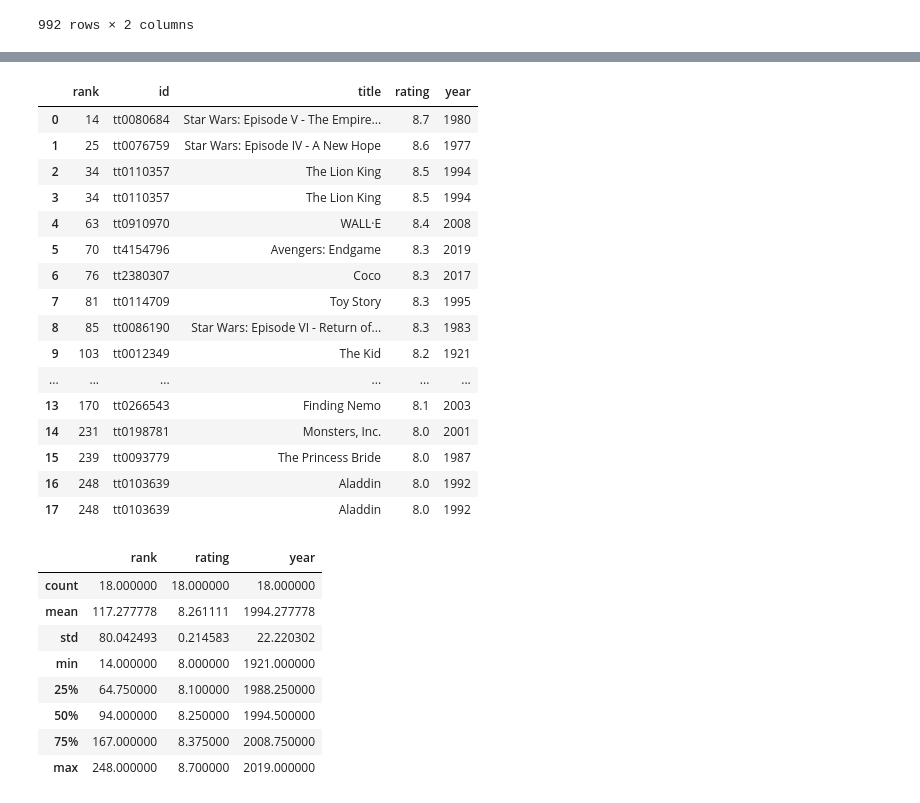
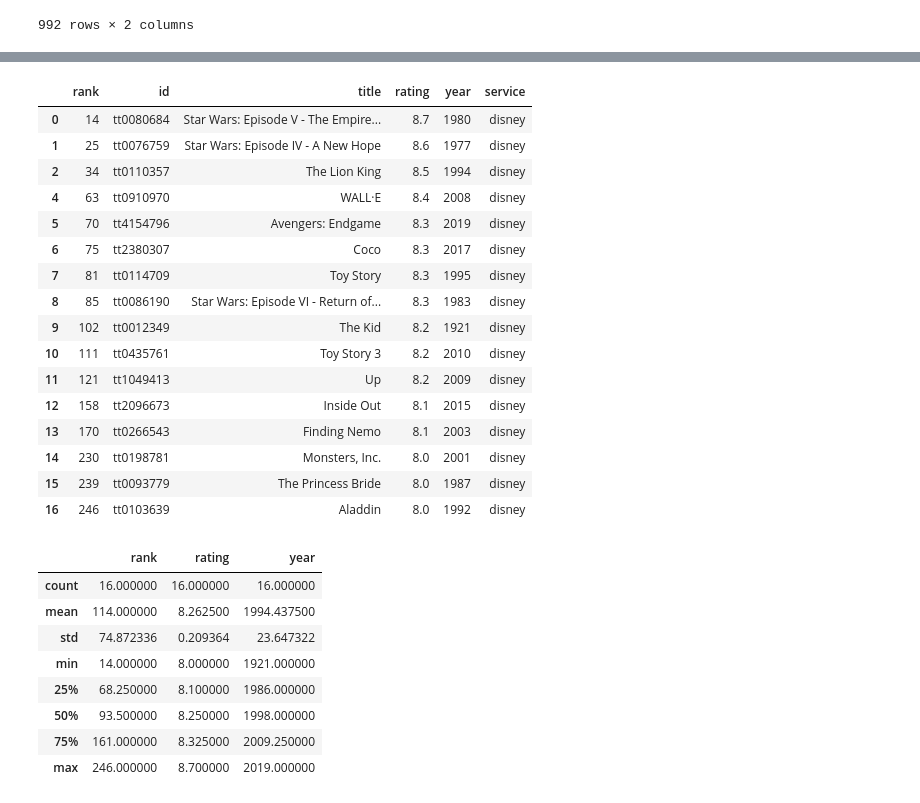
Before and after one commit to BryanWilsonRU/SolitoRylaBryan_ETL, a Jupyter notebook: disney_clean.ipynb, the cells around one changed output, grey strips where cells are left out. Cells and saved outputs as stored; diff of their text form; code cells hidden in the pictures.

```diff
--- a/disney_clean.ipynb
+++ b/disney_clean.ipynb
@@ -52,35 +55,39 @@ imdb_df
 # %%
+# Match IMDB with Disney file
 imdb_disney = pd.merge(imdb_df, disney_df, on="title")
 imdb_disney = imdb_disney[["rank", "id", "title", "rating", "year_x"]]
 imdb_disney = imdb_disney.rename(columns={"year_x":"year"})
+
+imdb_disney = imdb_disney.drop_duplicates(subset="id", keep="first")
+imdb_disney["service"] = "disney"
 imdb_disney
 # %% [output]
-|  | rank | id | title | rating | year |
-| 0 | 14 | tt0080684 | Star Wars: Episode V - The Empire... | 8.7 | 1980 |
-| 1 | 25 | tt0076759 | Star Wars: Episode IV - A New Hope | 8.6 | 1977 |
-| 2 | 34 | tt0110357 | The Lion King | 8.5 | 1994 |
-| 3 | 34 | tt0110357 | The Lion King | 8.5 | 1994 |
-| 4 | 63 | tt0910970 | WALL·E | 8.4 | 2008 |
-| 5 | 70 | tt4154796 | Avengers: Endgame | 8.3 | 2019 |
-| 6 | 76 | tt2380307 | Coco | 8.3 | 2017 |
-| 7 | 81 | tt0114709 | Toy Story | 8.3 | 1995 |
-| 8 | 85 | tt0086190 | Star Wars: Episode VI - Return of... | 8.3 | 1983 |
-| 9 | 103 | tt0012349 | The Kid | 8.2 | 1921 |
-| ... | ... | ... | ... | ... | ... |
-| 13 | 170 | tt0266543 | Finding Nemo | 8.1 | 2003 |
-| 14 | 231 | tt0198781 | Monsters, Inc. | 8.0 | 2001 |
-| 15 | 239 | tt0093779 | The Princess Bride | 8.0 | 1987 |
-| 16 | 248 | tt0103639 | Aladdin | 8.0 | 1992 |
-| 17 | 248 | tt0103639 | Aladdin | 8.0 | 1992 |
+|  | rank | id | title | rating | year | service |
+| 0 | 14 | tt0080684 | Star Wars: Episode V - The Empire... | 8.7 | 1980 | disney |
+| 1 | 25 | tt0076759 | Star Wars: Episode IV - A New Hope | 8.6 | 1977 | disney |
+| 2 | 34 | tt0110357 | The Lion King | 8.5 | 1994 | disney |
+| 4 | 63 | tt0910970 | WALL·E | 8.4 | 2008 | disney |
+| 5 | 70 | tt4154796 | Avengers: Endgame | 8.3 | 2019 | disney |
+| 6 | 75 | tt2380307 | Coco | 8.3 | 2017 | disney |
+| 7 | 81 | tt0114709 | Toy Story | 8.3 | 1995 | disney |
+| 8 | 85 | tt0086190 | Star Wars: Episode VI - Return of... | 8.3 | 1983 | disney |
+| 9 | 102 | tt0012349 | The Kid | 8.2 | 1921 | disney |
+| 10 | 111 | tt0435761 | Toy Story 3 | 8.2 | 2010 | disney |
+| 11 | 121 | tt1049413 | Up | 8.2 | 2009 | disney |
+| 12 | 158 | tt2096673 | Inside Out | 8.1 | 2015 | disney |
+| 13 | 170 | tt0266543 | Finding Nemo | 8.1 | 2003 | disney |
+| 14 | 230 | tt0198781 | Monsters, Inc. | 8.0 | 2001 | disney |
+| 15 | 239 | tt0093779 | The Princess Bride | 8.0 | 1987 | disney |
+| 16 | 246 | tt0103639 | Aladdin | 8.0 | 1992 | disney |
 # %%
 imdb_disney.describe()
 # %% [output]
 |  | rank | rating | year |
-| count | 18.000000 | 18.000000 | 18.000000 |
-| mean | 117.277778 | 8.261111 | 1994.277778 |
-| std | 80.042493 | 0.214583 | 22.220302 |
+| count | 16.000000 | 16.000000 | 16.000000 |
+| mean | 114.000000 | 8.262500 | 1994.437500 |
+| std | 74.872336 | 0.209364 | 23.647322 |
 | min | 14.000000 | 8.000000 | 1921.000000 |
-| 25% | 64.750000 | 8.100000 | 1988.250000 |
-| 50% | 94.000000 | 8.250000 | 1994.500000 |
-| 75% | 167.000000 | 8.375000 | 2008.750000 |
-| max | 248.000000 | 8.700000 | 2019.000000 |
+| 25% | 68.250000 | 8.100000 | 1986.000000 |
+| 50% | 93.500000 | 8.250000 | 1998.000000 |
+| 75% | 161.000000 | 8.325000 | 2009.250000 |
+| max | 246.000000 | 8.700000 | 2019.000000 |
```
Also changed, not shown: parts of 6 cells of this notebook, 3 other files.
